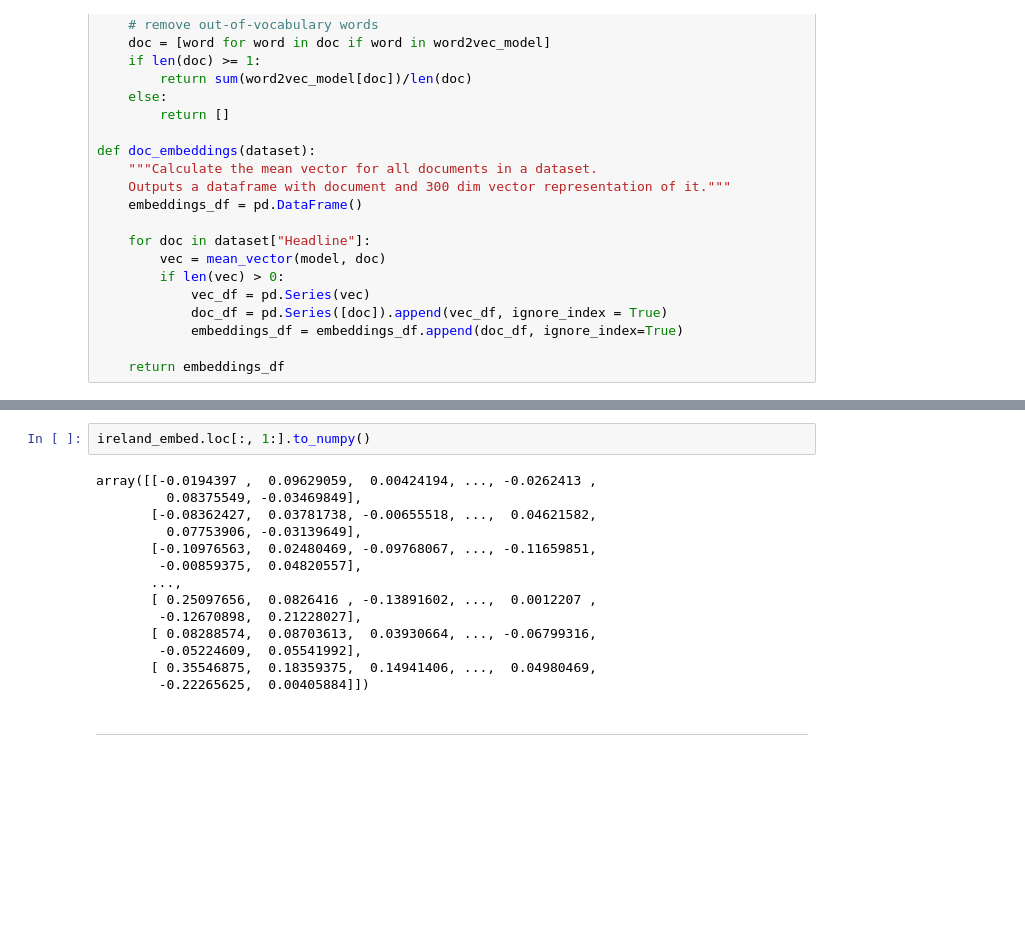
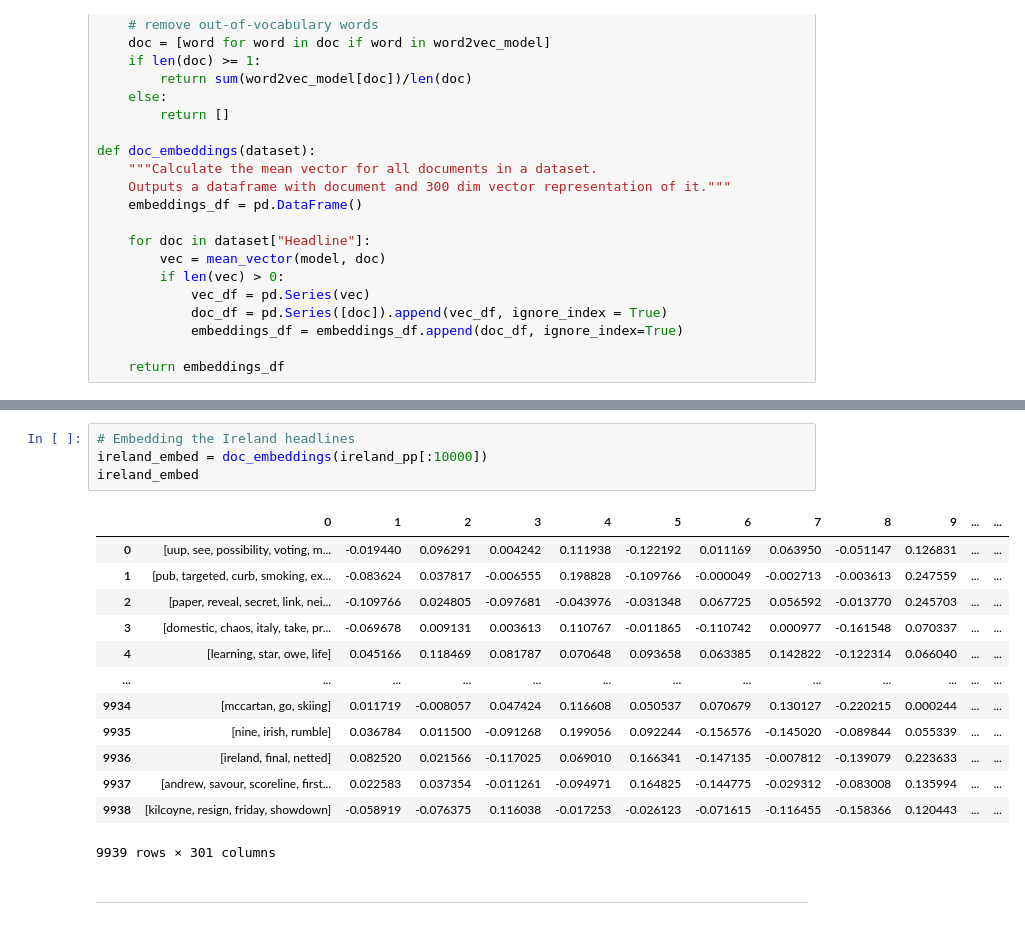
Before and after one commit to norahahr/TMproject, a Jupyter notebook: TM Group Project.ipynb, the cells around one changed output, grey strips where cells are left out. Saved outputs shown, nothing was run; the diff lists cells and outputs as text; blank space fills up the shorter version.

```diff
--- a/TM Group Project.ipynb
+++ b/TM Group Project.ipynb
@@ -199,19 +196,21 @@ ireland_embed
-# %%
-ireland_embed.loc[:, 1:].to_numpy()
-# %% [output]
-array([[-0.0194397 ,  0.09629059,  0.00424194, ..., -0.0262413 ,
-         0.08375549, -0.03469849],
-       [-0.08362427,  0.03781738, -0.00655518, ...,  0.04621582,
-         0.07753906, -0.03139649],
-       [-0.10976563,  0.02480469, -0.09768067, ..., -0.11659851,
-        -0.00859375,  0.04820557],
-       ...,
-       [ 0.25097656,  0.0826416 , -0.13891602, ...,  0.0012207 ,
-        -0.12670898,  0.21228027],
-       [ 0.08288574,  0.08703613,  0.03930664, ..., -0.06799316,
-        -0.05224609,  0.05541992],
-       [ 0.35546875,  0.18359375,  0.14941406, ...,  0.04980469,
-        -0.22265625,  0.00405884]])
+# %%
+# Embedding the Ireland headlines
+ireland_embed = doc_embeddings(ireland_pp[:10000])
+ireland_embed
+# %% [output]
+|  | 0 | 1 | 2 | 3 | 4 | 5 | 6 | 7 | 8 | 9 | ... | ... |
+| 0 | [uup, see, possibility, voting, m... | -0.019440 | 0.096291 | 0.004242 | 0.111938 | -0.122192 | 0.011169 | 0.063950 | -0.051147 | 0.126831 | ... | ... |
+| 1 | [pub, targeted, curb, smoking, ex... | -0.083624 | 0.037817 | -0.006555 | 0.198828 | -0.109766 | -0.000049 | -0.002713 | -0.003613 | 0.247559 | ... | ... |
+| 2 | [paper, reveal, secret, link, nei... | -0.109766 | 0.024805 | -0.097681 | -0.043976 | -0.031348 | 0.067725 | 0.056592 | -0.013770 | 0.245703 | ... | ... |
+| 3 | [domestic, chaos, italy, take, pr... | -0.069678 | 0.009131 | 0.003613 | 0.110767 | -0.011865 | -0.110742 | 0.000977 | -0.161548 | 0.070337 | ... | ... |
+| 4 | [learning, star, owe, life] | 0.045166 | 0.118469 | 0.081787 | 0.070648 | 0.093658 | 0.063385 | 0.142822 | -0.122314 | 0.066040 | ... | ... |
+| ... | ... | ... | ... | ... | ... | ... | ... | ... | ... | ... | ... | ... |
+| 9934 | [mccartan, go, skiing] | 0.011719 | -0.008057 | 0.047424 | 0.116608 | 0.050537 | 0.070679 | 0.130127 | -0.220215 | 0.000244 | ... | ... |
+| 9935 | [nine, irish, rumble] | 0.036784 | 0.011500 | -0.091268 | 0.199056 | 0.092244 | -0.156576 | -0.145020 | -0.089844 | 0.055339 | ... | ... |
+| 9936 | [ireland, final, netted] | 0.082520 | 0.021566 | -0.117025 | 0.069010 | 0.166341 | -0.147135 | -0.007812 | -0.139079 | 0.223633 | ... | ... |
+| 9937 | [andrew, savour, scoreline, first... | 0.022583 | 0.037354 | -0.011261 | -0.094971 | 0.164825 | -0.144775 | -0.029312 | -0.083008 | 0.135994 | ... | ... |
+| 9938 | [kilcoyne, resign, friday, showdown] | -0.058919 | -0.076375 | 0.116038 | -0.017253 | -0.026123 | -0.071615 | -0.116455 | -0.158366 | 0.120443 | ... | ... |
+9939 rows × 301 columns
 # %% [markdown]
 ---
 # %% [markdown]
```
Also changed, not shown: parts of 25 cells of this notebook.
